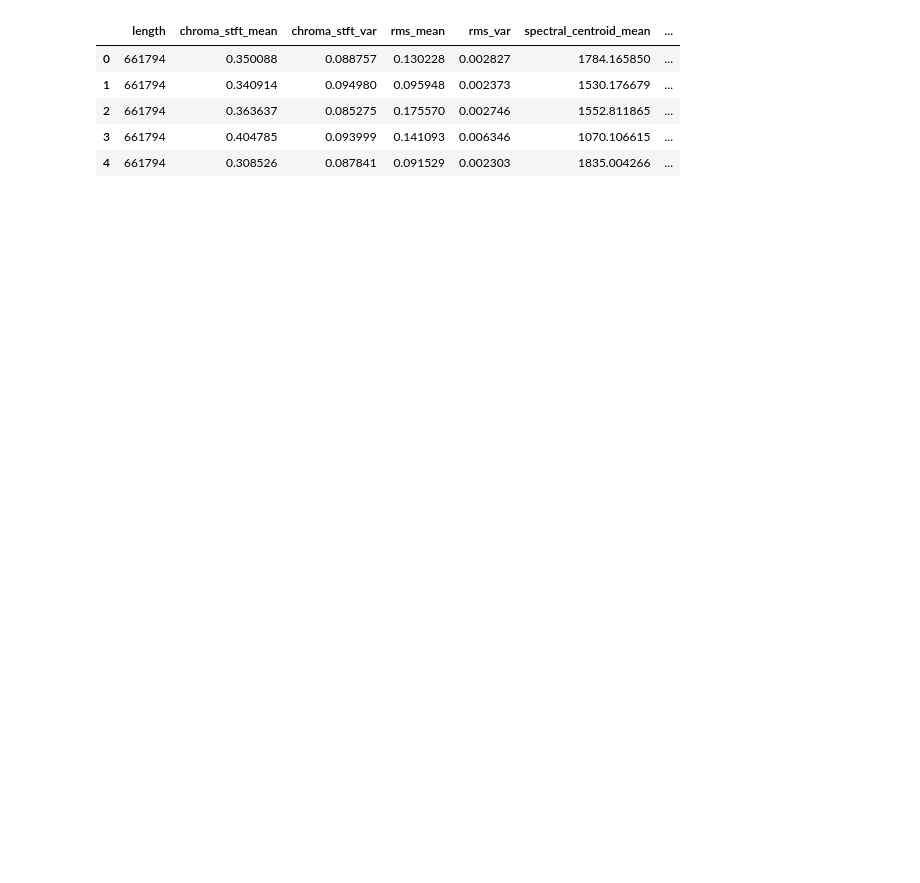
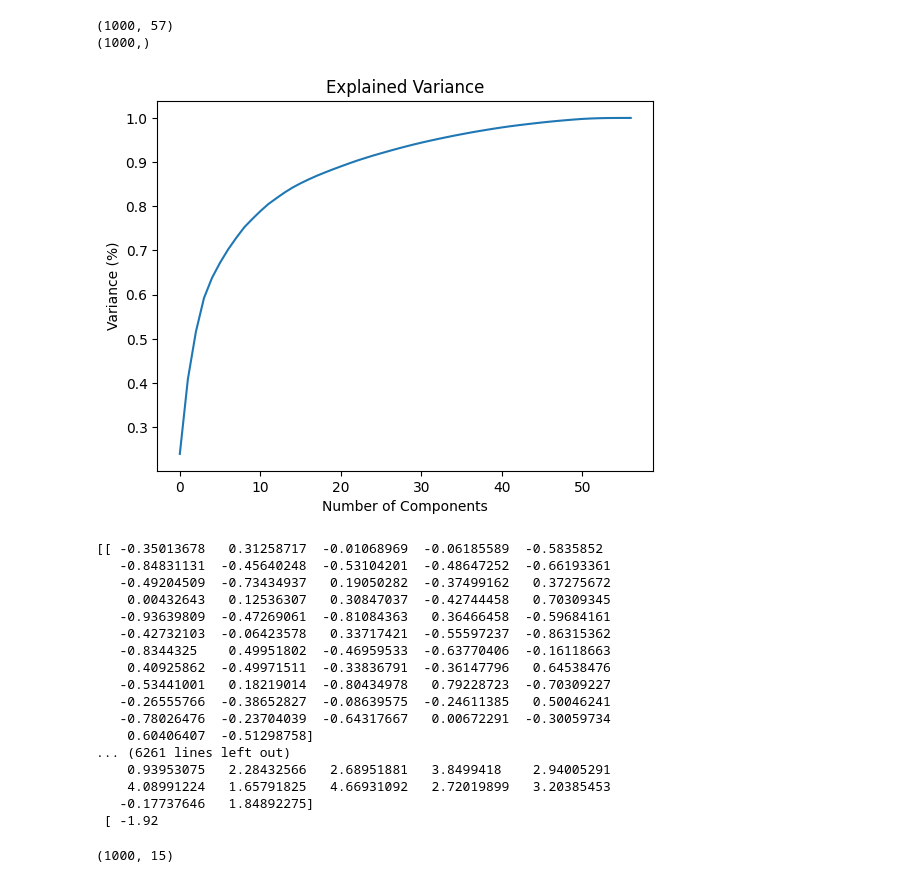
Before and after one commit to anuj-thakkar/MusicGenreClassification, a Jupyter notebook: feature_engineering.ipynb, the cells around one changed output. Drawn from its saved outputs; the diff is of its cells as text; code cells hidden in the pictures; blank space fills up the shorter version.

Commit message:
Scaling done on numerical features. Conducted PCA

```diff
--- a/feature_engineering.ipynb
+++ b/feature_engineering.ipynb
@@ -14,17 +17,55 @@ df.head()
-# %%
-from sklearn.preprocessing import OneHotEncoder
-import pandas as pd
-
-label_ohe_encoder = OneHotEncoder(handle_unknown='ignore')
-label_dummies = label_ohe_encoder.fit_transform(df[['label']])
-label_dummies_df = pd.DataFrame(label_dummies.toarray(), columns=label_ohe_encoder.categories_[0])
-
-df.join(label_dummies_df).drop(['label'], axis=1)
-df
-# %% [output]
-|  | length | chroma_stft_mean | chroma_stft_var | rms_mean | rms_var | spectral_centroid_mean | ... |
-| 0 | 661794 | 0.350088 | 0.088757 | 0.130228 | 0.002827 | 1784.165850 | ... |
-| 1 | 661794 | 0.340914 | 0.094980 | 0.095948 | 0.002373 | 1530.176679 | ... |
-| 2 | 661794 | 0.363637 | 0.085275 | 0.175570 | 0.002746 | 1552.811865 | ... |
-| 3 | 661794 | 0.404785 | 0.093999 | 0.141093 | 0.006346 | 1070.106615 | ... |
-| 4 | 661794 | 0.308526 | 0.087841 | 0.091529 | 0.002303 | 1835.004266 | ... |
+# %%
+# Scaling the Feature columns
+scaler = StandardScaler()
+X = scaler.fit_transform(np.array(df.iloc[:, :-1], dtype=float))
+y = np.array(df.iloc[:, -1], dtype=str)
+
+print(X.shape)
+print(y.shape)
+# %% [output]
+(1000, 57)
+(1000,)
+# %%
+# Applying PCA
+from sklearn.decomposition import PCA
+import matplotlib.pyplot as plt
+
+# plot scree plot of Component Number vs. Explained Variance
+pca = PCA().fit(X)
+plt.plot(np.cumsum(pca.explained_variance_ratio_))
+plt.xlabel('Number of Components')
+plt.ylabel('Variance (%)')
+plt.title('Explained Variance')
+plt.show()
+
+
+# show full array and not in scientific notation
+np.set_printoptions(threshold=np.inf, suppress=True)
+
+print(X)
+# %% [output]
+[figure, added]
+[[ -0.35013678   0.31258717  -0.01068969  -0.06185589  -0.5835852
+   -0.84831131  -0.45640248  -0.53104201  -0.48647252  -0.66193361
+   -0.49204509  -0.73434937   0.19050282  -0.37499162   0.37275672
+    0.00432643   0.12536307   0.30847037  -0.42744458   0.70309345
+   -0.93639809  -0.47269061  -0.81084363   0.36466458  -0.59684161
+   -0.42732103  -0.06423578   0.33717421  -0.55597237  -0.86315362
+   -0.8344325    0.49951802  -0.46959533  -0.63770406  -0.16118663
+    0.40925862  -0.49971511  -0.33836791  -0.36147796   0.64538476
+   -0.53441001   0.18219014  -0.80434978   0.79228723  -0.70309227
+   -0.26555766  -0.38652827  -0.08639575  -0.24611385   0.50046241
+   -0.78026476  -0.23704039  -0.64317667   0.00672291  -0.30059734
+    0.60406407  -0.51298758]
+... (6261 lines left out)
+    0.93953075   2.28432566   2.68951881   3.8499418    2.94005291
+    4.08991224   1.65791825   4.66931092   2.72019899   3.20385453
+   -0.17737646   1.84892275]
+ [ -1.92
+# %%
+# PCA with 10 components
+pca = PCA(n_components=15)
+X = pca.fit_transform(X)
+print(X.shape)
+# %% [output]
+(1000, 15)
```
Also changed, not shown: parts of 3 cells of this notebook, 2 other files.
